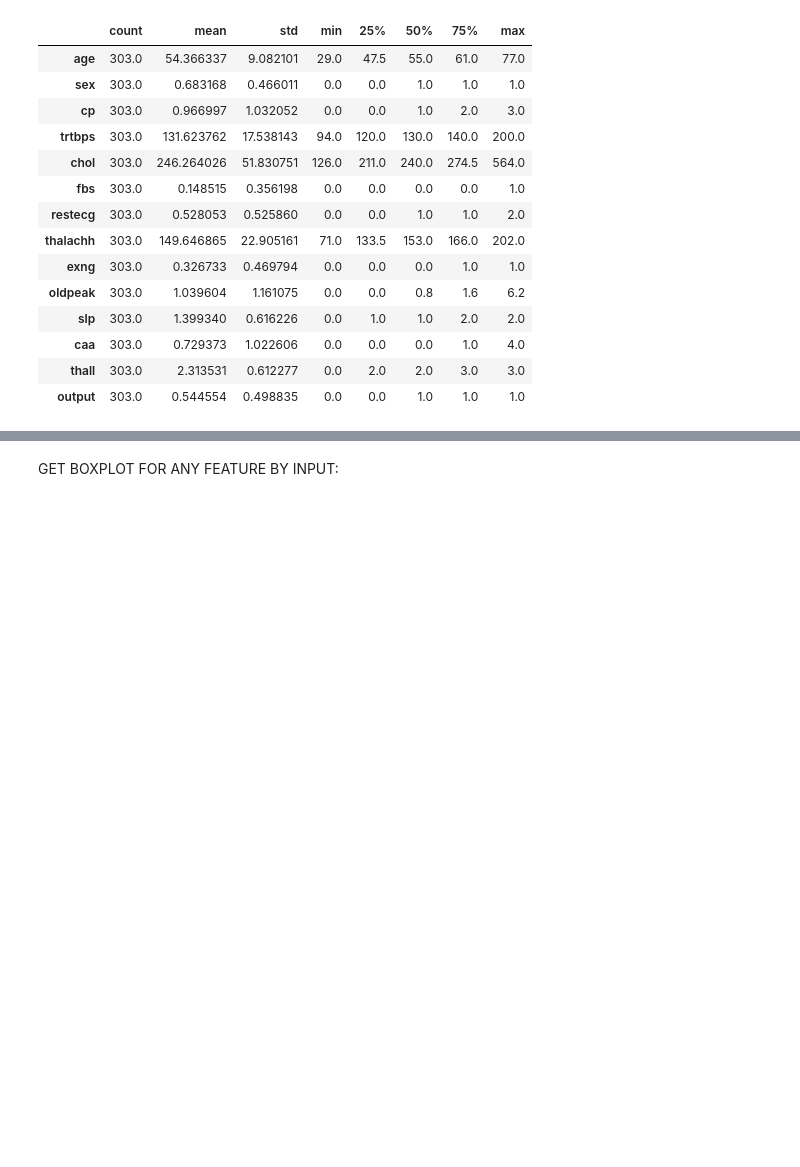
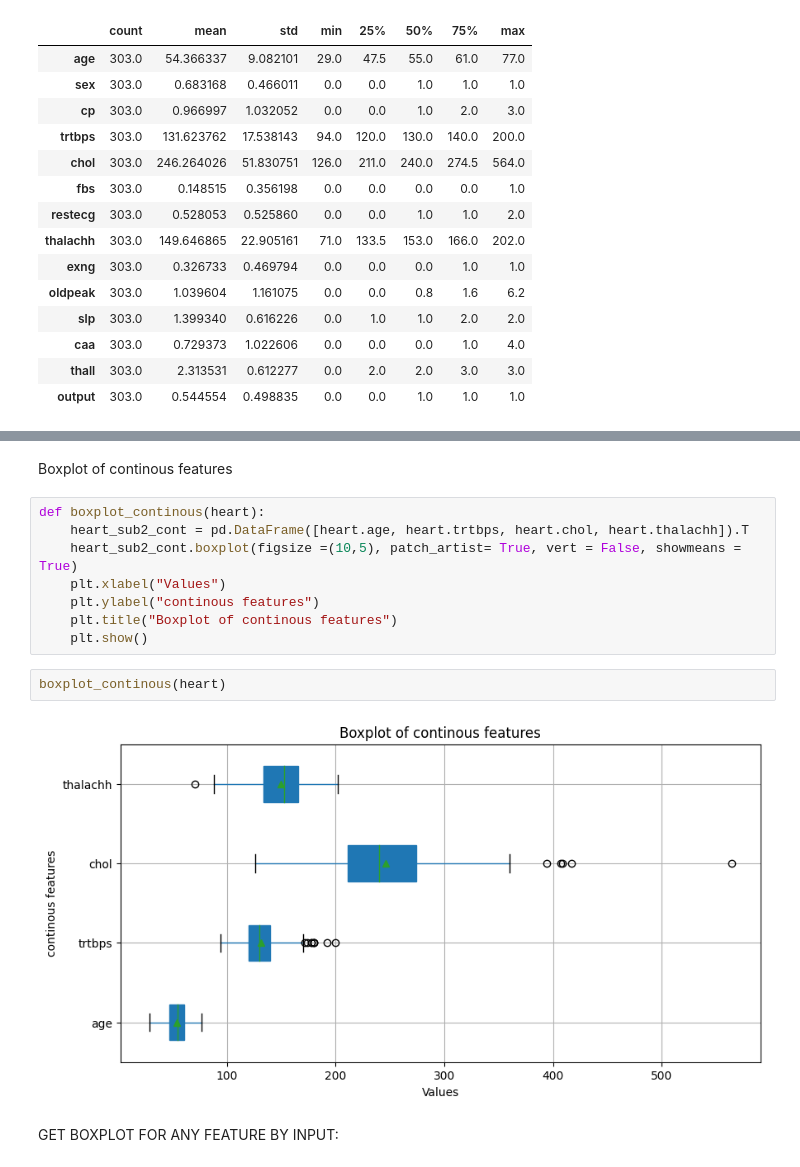
Before and after one commit to kruthi-sb/Cardiac_Events_ML, a Jupyter notebook: preprocessing/outliners.ipynb, the cells around one changed output, grey strips where cells are left out. Drawn from its saved outputs; the diff is of its cells as text; blank space fills up the shorter version.

```diff
--- a/preprocessing/outliners.ipynb
+++ b/preprocessing/outliners.ipynb
@@ -86,3 +86,17 @@ heart.boxplot(figsize=(12,10))
+# %% [markdown]
+Boxplot of continous features
+# %%
+def boxplot_continous(heart):
+    heart_sub2_cont = pd.DataFrame([heart.age, heart.trtbps, heart.chol, heart.thalachh]).T
+    heart_sub2_cont.boxplot(figsize =(10,5), patch_artist= True, vert = False, showmeans = True)
+    plt.xlabel("Values")
+    plt.ylabel("continous features")
+    plt.title("Boxplot of continous features")
+    plt.show()
+# %%
+boxplot_continous(heart)
+# %% [output]
+[figure, added]
 # %% [markdown]
 GET BOXPLOT FOR ANY FEATURE BY INPUT:
 # %%
```
Also changed, not shown: parts of 18 cells of this notebook.
